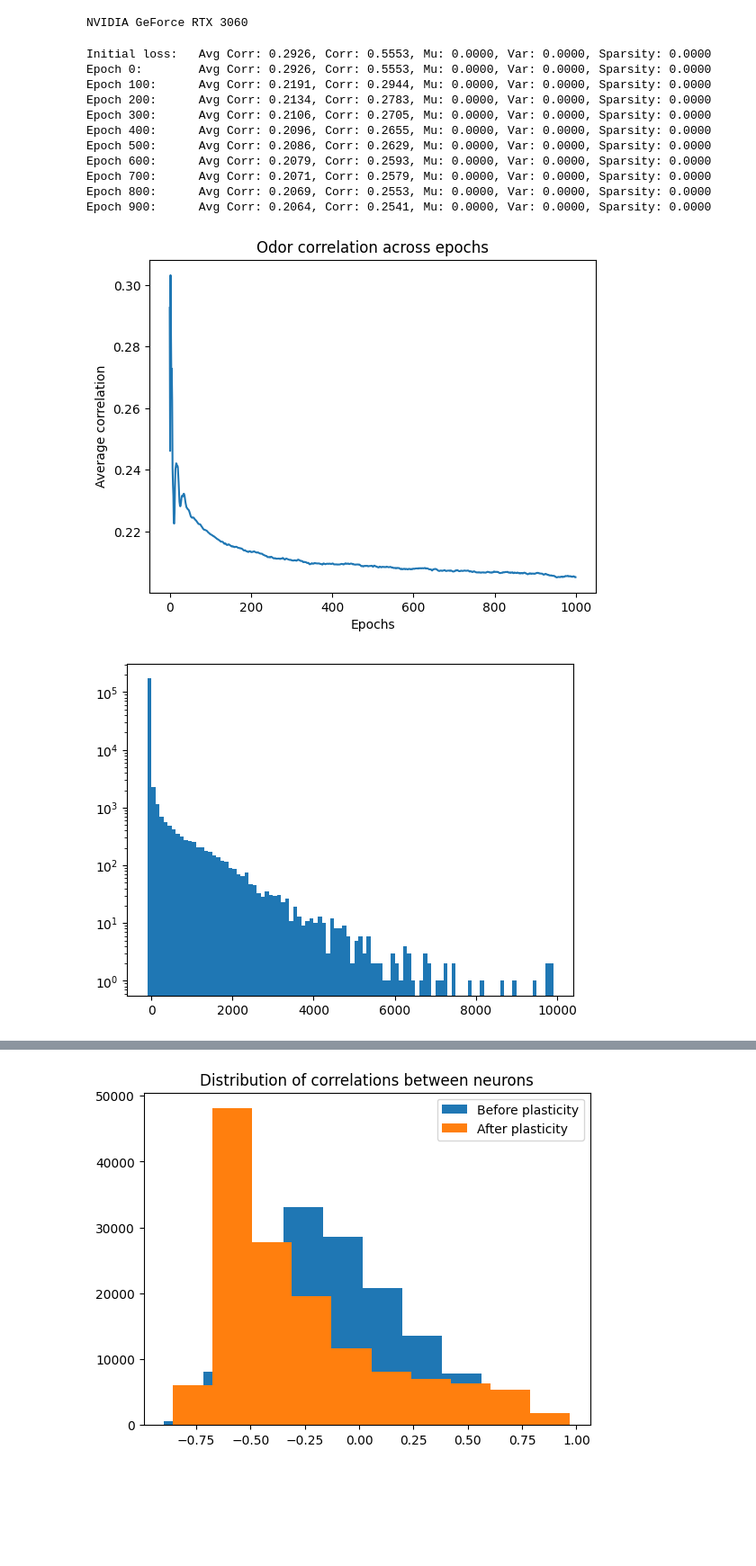
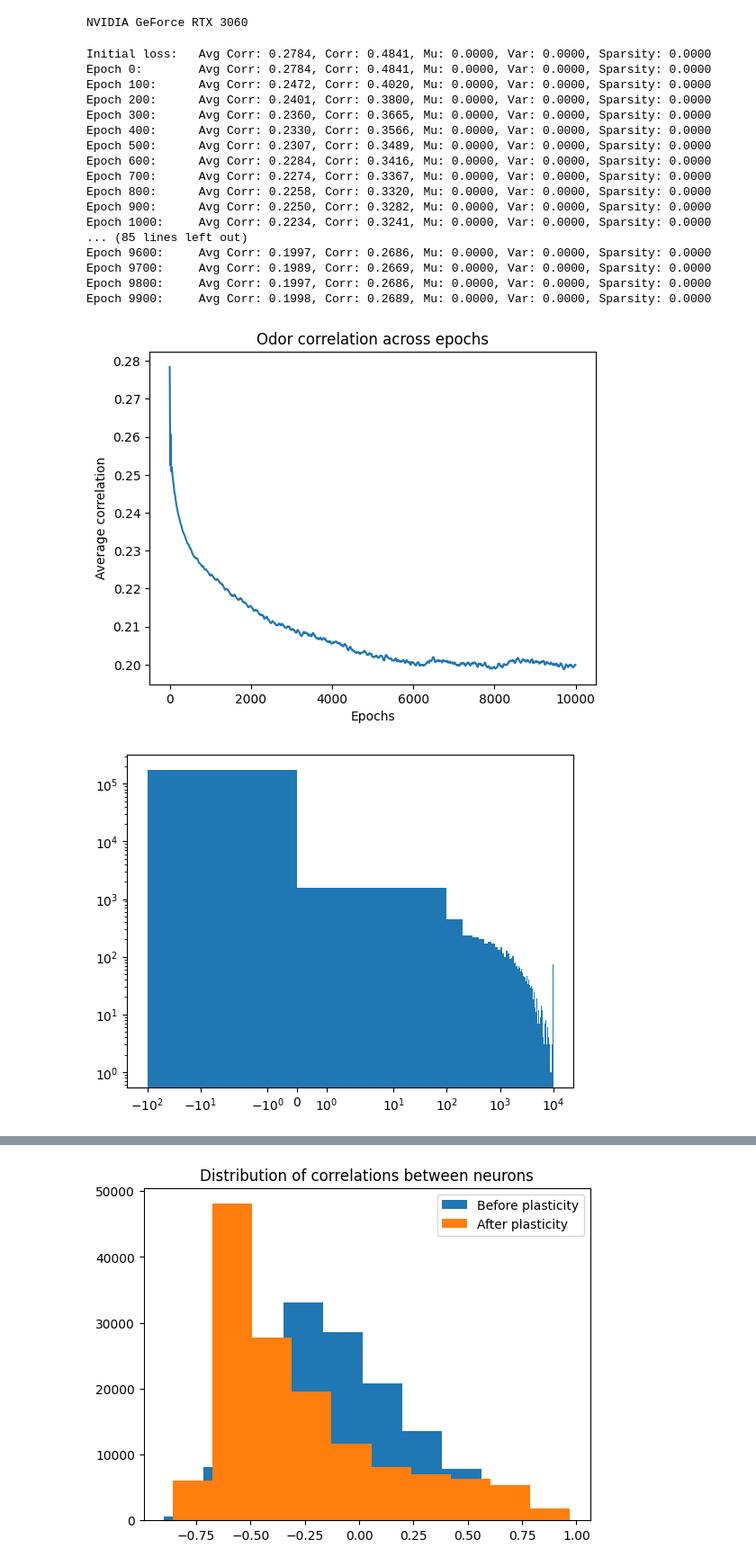
Before and after one commit to ArjunParthasarathy/Piriform-Cortex-Plasticity, a Jupyter notebook: versions/backprop_ei.ipynb, the cells around one changed output, grey strips where cells are left out. Shown at 90% size. Cells and saved outputs as stored; diff of their text form; code cells hidden in the pictures; blank space fills up the shorter version.

```diff
--- a/versions/backprop_ei.ipynb
+++ b/versions/backprop_ei.ipynb
@@ -314,7 +314,7 @@ def get_update_inds(post, pre, W):
     return update_inds
 # %%
 import torch.optim as optim
-epochs_inner = 1000
+epochs_inner = 10000
 # Number of standard deviations from mean, we are trying 0 b/c 1 and 2 is too sparse
 threshold_multiplier = 0
 
@@ -353,7 +353,7 @@ def train_model():
 
     #optimizer = optim.SGD(model.parameters(), lr=1e-3, momentum=0.9)
     W_trained.register_hook(w_hook)
-    optimizer = optim.Adam([W_trained], lr=1e-1)
+    optimizer = optim.Adam([W_trained], lr=1e-2)
 
     i = correlated_mitral_activity()
     hbar_ff = compute_feedforward_activity(i)
@@ -404,17 +404,23 @@ def train_model():
 # %%
 update_inds, W_initial, W_trained, R_initial, R_trained = train_model()
 # %% [output]
-Initial loss:   Avg Corr: 0.2926, Corr: 0.5553, Mu: 0.0000, Var: 0.0000, Sparsity: 0.0000
-Epoch 0:        Avg Corr: 0.2926, Corr: 0.5553, Mu: 0.0000, Var: 0.0000, Sparsity: 0.0000
-Epoch 100:      Avg Corr: 0.2191, Corr: 0.2944, Mu: 0.0000, Var: 0.0000, Sparsity: 0.0000
-Epoch 200:      Avg Corr: 0.2134, Corr: 0.2783, Mu: 0.0000, Var: 0.0000, Sparsity: 0.0000
-Epoch 300:      Avg Corr: 0.2106, Corr: 0.2705, Mu: 0.0000, Var: 0.0000, Sparsity: 0.0000
-Epoch 400:      Avg Corr: 0.2096, Corr: 0.2655, Mu: 0.0000, Var: 0.0000, Sparsity: 0.0000
-Epoch 500:      Avg Corr: 0.2086, Corr: 0.2629, Mu: 0.0000, Var: 0.0000, Sparsity: 0.0000
-Epoch 600:      Avg Corr: 0.2079, Corr: 0.2593, Mu: 0.0000, Var: 0.0000, Sparsity: 0.0000
-Epoch 700:      Avg Corr: 0.2071, Corr: 0.2579, Mu: 0.0000, Var: 0.0000, Sparsity: 0.0000
-Epoch 800:      Avg Corr: 0.2069, Corr: 0.2553, Mu: 0.0000, Var: 0.0000, Sparsity: 0.0000
-Epoch 900:      Avg Corr: 0.2064, Corr: 0.2541, Mu: 0.0000, Var: 0.0000, Sparsity: 0.0000
+Initial loss:   Avg Corr: 0.2784, Corr: 0.4841, Mu: 0.0000, Var: 0.0000, Sparsity: 0.0000
+Epoch 0:        Avg Corr: 0.2784, Corr: 0.4841, Mu: 0.0000, Var: 0.0000, Sparsity: 0.0000
+Epoch 100:      Avg Corr: 0.2472, Corr: 0.4020, Mu: 0.0000, Var: 0.0000, Sparsity: 0.0000
+Epoch 200:      Avg Corr: 0.2401, Corr: 0.3800, Mu: 0.0000, Var: 0.0000, Sparsity: 0.0000
+Epoch 300:      Avg Corr: 0.2360, Corr: 0.3665, Mu: 0.0000, Var: 0.0000, Sparsity: 0.0000
+Epoch 400:      Avg Corr: 0.2330, Corr: 0.3566, Mu: 0.0000, Var: 0.0000, Sparsity: 0.0000
+Epoch 500:      Avg Corr: 0.2307, Corr: 0.3489, Mu: 0.0000, Var: 0.0000, Sparsity: 0.0000
+Epoch 600:      Avg Corr: 0.2284, Corr: 0.3416, Mu: 0.0000, Var: 0.0000, Sparsity: 0.0000
+Epoch 700:      Avg Corr: 0.2274, Corr: 0.3367, Mu: 0.0000, Var: 0.0000, Sparsity: 0.0000
+Epoch 800:      Avg Corr: 0.2258, Corr: 0.3320, Mu: 0.0000, Var: 0.0000, Sparsity: 0.0000
+Epoch 900:      Avg Corr: 0.2250, Corr: 0.3282, Mu: 0.0000, Var: 0.0000, Sparsity: 0.0000
+Epoch 1000:     Avg Corr: 0.2234, Corr: 0.3241, Mu: 0.0000, Var: 0.0000, Sparsity: 0.0000
+... (85 lines left out)
+Epoch 9600:     Avg Corr: 0.1997, Corr: 0.2686, Mu: 0.0000, Var: 0.0000, Sparsity: 0.0000
+Epoch 9700:     Avg Corr: 0.1989, Corr: 0.2669, Mu: 0.0000, Var: 0.0000, Sparsity: 0.0000
+Epoch 9800:     Avg Corr: 0.1997, Corr: 0.2686, Mu: 0.0000, Var: 0.0000, Sparsity: 0.0000
+Epoch 9900:     Avg Corr: 0.1998, Corr: 0.2689, Mu: 0.0000, Var: 0.0000, Sparsity: 0.0000
 # %%
 with torch.no_grad():
     plt.plot(torch.arange(epochs_inner), corrs)
@@ -422,16 +428,17 @@ with torch.no_grad():
     plt.ylabel("Average correlation")
     plt.title("Odor correlation across epochs")
 # %% [output]
-[figure, old version]
+[figure, new version]
 # %%
 with torch.no_grad():
     pct_change = ((W_trained[update_inds].cpu() - w_ei) / w_ei) * 100
     plt.hist(pct_change, bins=100)
+    plt.xscale('symlog')
     plt.yscale('log')
     #plt.xlabel("Epochs")
     #plt.ylabel("Percent change")
 # %% [output]
-[figure, old version]
+[figure, new version]
 # %%
 with torch.no_grad():
     initial_corrs = torch.corrcoef(R_initial)[update_inds].cpu()
```
Also changed, not shown: parts of 2 cells of this notebook, 4 other files.
